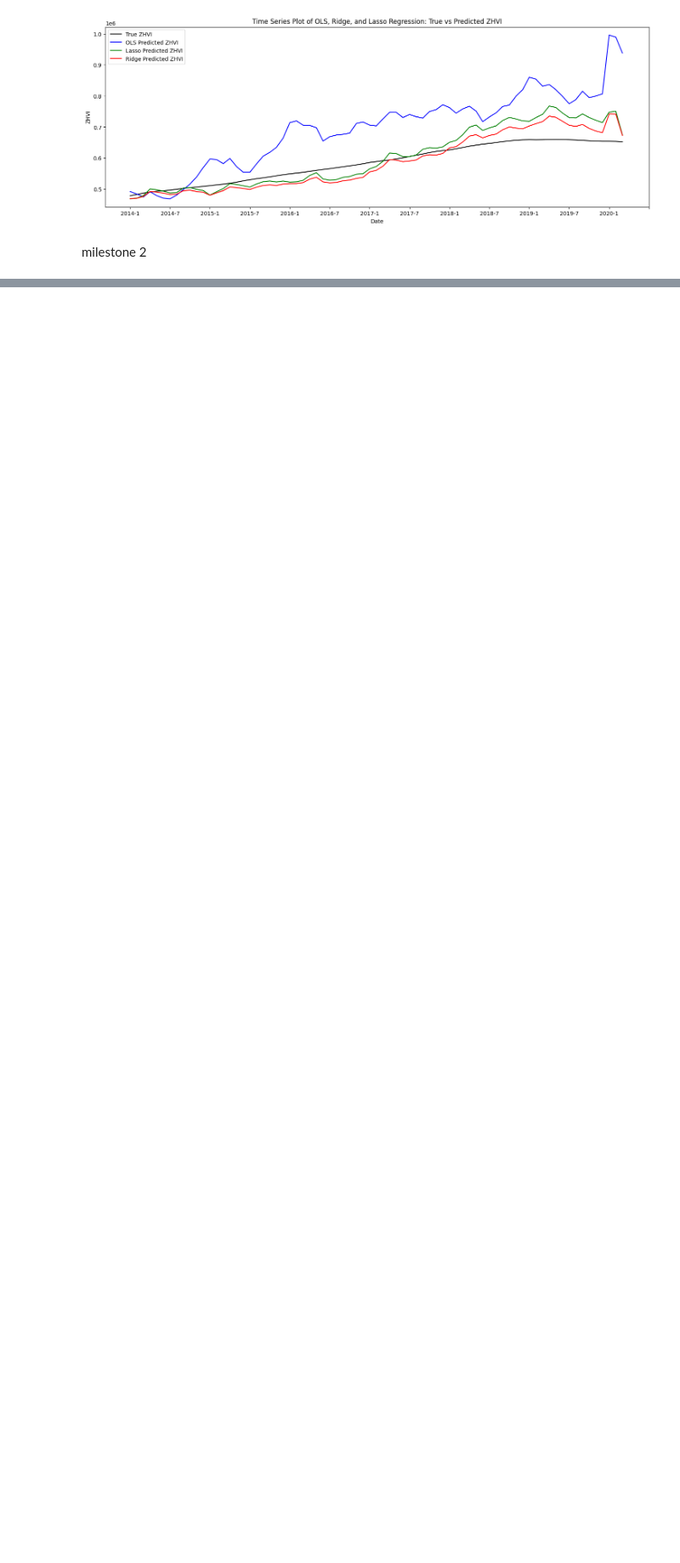
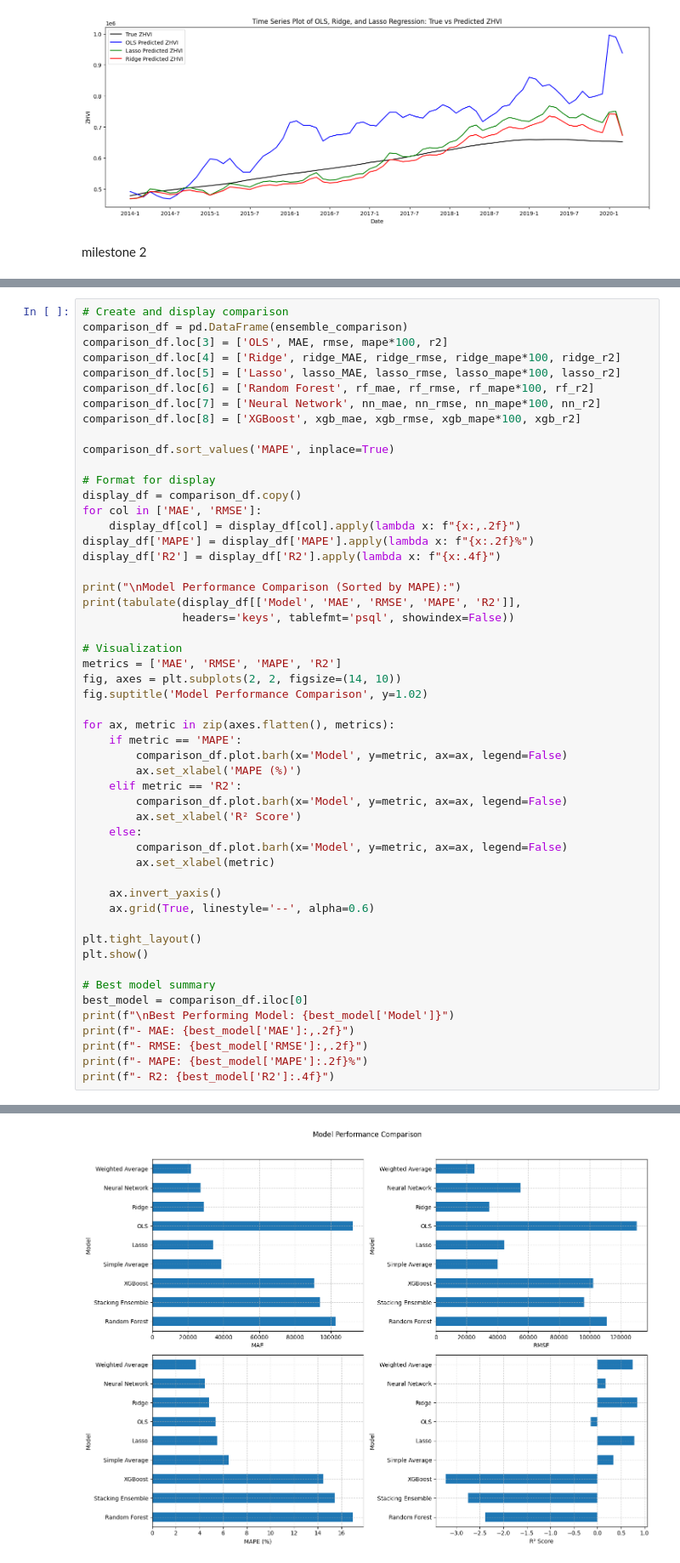
Before and after one commit to ngk324/DSCI441_Project_House_Price_Prediction, a Jupyter notebook: DSCI441_Project.ipynb, the cells around one changed output, grey strips where cells are left out. Shown at 85% size. Drawn from its saved outputs; the diff is of its cells as text; blank space fills up the shorter version.

```diff
--- a/DSCI441_Project.ipynb
+++ b/DSCI441_Project.ipynb
@@ -1540,0 +1701,53 @@ added 22 packages in 5s
+# %%
+# Create and display comparison
+comparison_df = pd.DataFrame(ensemble_comparison)
+comparison_df.loc[3] = ['OLS', MAE, rmse, mape*100, r2]
+comparison_df.loc[4] = ['Ridge', ridge_MAE, ridge_rmse, ridge_mape*100, ridge_r2]
+comparison_df.loc[5] = ['Lasso', lasso_MAE, lasso_rmse, lasso_mape*100, lasso_r2]
+comparison_df.loc[6] = ['Random Forest', rf_mae, rf_rmse, rf_mape*100, rf_r2]
+comparison_df.loc[7] = ['Neural Network', nn_mae, nn_rmse, nn_mape*100, nn_r2]
+comparison_df.loc[8] = ['XGBoost', xgb_mae, xgb_rmse, xgb_mape*100, xgb_r2]
+
+comparison_df.sort_values('MAPE', inplace=True)
+
+# Format for display
+display_df = comparison_df.copy()
+for col in ['MAE', 'RMSE']:
+    display_df[col] = display_df[col].apply(lambda x: f"{x:,.2f}")
+display_df['MAPE'] = display_df['MAPE'].apply(lambda x: f"{x:.2f}%")
+display_df['R2'] = display_df['R2'].apply(lambda x: f"{x:.4f}")
+
+print("\nModel Performance Comparison (Sorted by MAPE):")
+print(tabulate(display_df[['Model', 'MAE', 'RMSE', 'MAPE', 'R2']],
+               headers='keys', tablefmt='psql', showindex=False))
+
+# Visualization
+metrics = ['MAE', 'RMSE', 'MAPE', 'R2']
+fig, axes = plt.subplots(2, 2, figsize=(14, 10))
+fig.suptitle('Model Performance Comparison', y=1.02)
+
+for ax, metric in zip(axes.flatten(), metrics):
+    if metric == 'MAPE':
+        comparison_df.plot.barh(x='Model', y=metric, ax=ax, legend=False)
+        ax.set_xlabel('MAPE (%)')
+    elif metric == 'R2':
+        comparison_df.plot.barh(x='Model', y=metric, ax=ax, legend=False)
+        ax.set_xlabel('R² Score')
+    else:
+        comparison_df.plot.barh(x='Model', y=metric, ax=ax, legend=False)
+        ax.set_xlabel(metric)
+
+    ax.invert_yaxis()
+    ax.grid(True, linestyle='--', alpha=0.6)
+
+plt.tight_layout()
+plt.show()
+
+# Best model summary
+best_model = comparison_df.iloc[0]
+print(f"\nBest Performing Model: {best_model['Model']}")
+print(f"- MAE: {best_model['MAE']:,.2f}")
+print(f"- RMSE: {best_model['RMSE']:,.2f}")
+print(f"- MAPE: {best_model['MAPE']:.2f}%")
+print(f"- R2: {best_model['R2']:.4f}")
+# %% [output]
@@ -1540,0 +1768 @@ added 22 packages in 5s
+[figure, added]
```
Also changed, not shown: parts of 27 cells of this notebook, 1 other file.
